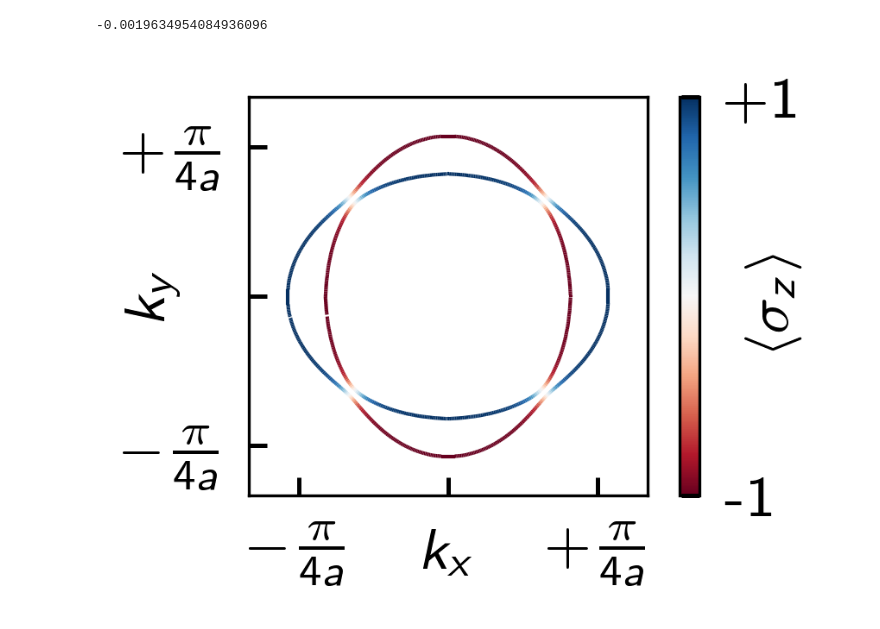
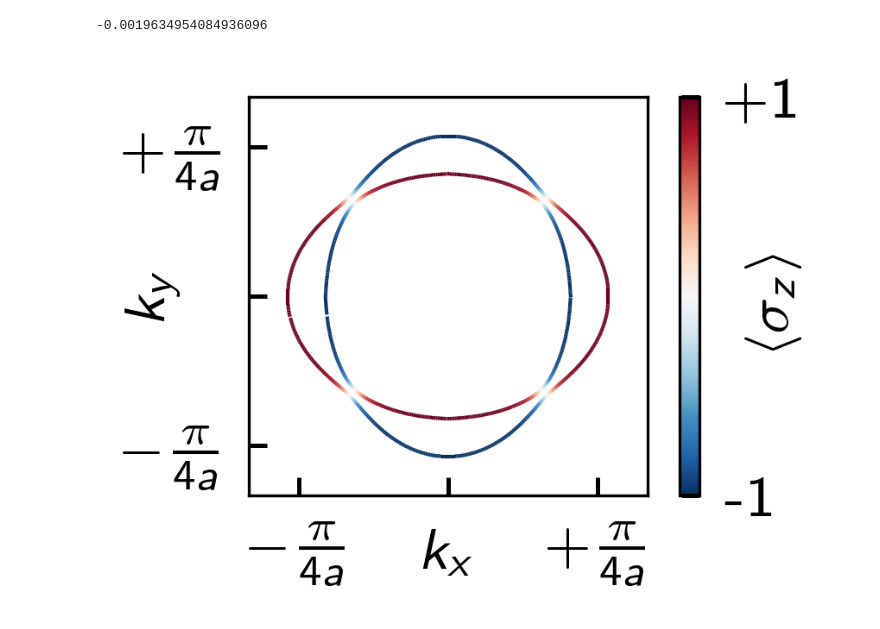
Before and after one commit to maiani/amsc_impurities, a Jupyter notebook: bulk/bands.ipynb, the cells around one changed output. Cells and saved outputs as stored; diff of their text form; code cells hidden in the pictures.

```diff
--- a/bulk/bands.ipynb
+++ b/bulk/bands.ipynb
@@ -95,7 +95,7 @@ vs = np.array(vs)
 ws, vs = sort_eigensystem(ws, vs)
 szs = np.einsum("nmi, ij, nmj -> nm", vs, sz, vs.conj()).real
 # %%
-cmap = plt.get_cmap("RdBu")
+cmap = plt.get_cmap("RdBu_r")
 # %%
 # Plotting the band structure with colormap
 fig, ax = plt.subplots(figsize=(1.6, 1))
@@ -203,9 +203,7 @@ import scipy.linalg as la
 
 def group_points_into_lines_dbscan(kx, ky, sz, eps, min_samples):
     points = np.column_stack((kx, ky))
-    clustering = DBSCAN(eps=eps,
-                        min_samples=min_samples,
-                        n_jobs=4).fit(points)
+    clustering = DBSCAN(eps=eps, min_samples=min_samples, n_jobs=4).fit(points)
     labels = clustering.labels_
 
     lines = []
@@ -261,12 +259,7 @@ def prepare_multiplot_data(lines):
     for line in lines:
         xs.append(line[:, 0])
         ys.append(line[:, 1])
-        cs.append(
-            [
-                mpl.colormaps["RdBu"]((point[2] - min_sz) / (max_sz - min_sz))
-                for point in line
-            ]
-        )
+        cs.append([cmap((point[2] - min_sz) / (max_sz - min_sz)) for point in line])
 
     return xs, ys, cs
 
@@ -319,9 +312,7 @@ def smooth_lines(lines, window_size):
 # %%
 # Group points into lines using DBSCAN
 lines = group_points_into_lines_dbscan(
-    zero_kx, zero_ky, sz_values,
-    eps=0.039,
-    min_samples=2
+    zero_kx, zero_ky, sz_values, eps=0.039, min_samples=2
 )
 len(lines)
 # %% [output]
@@ -339,33 +330,32 @@ fig, ax = plt.subplots(figsize=(1.6, 1))
 
 multiplot_2d(xs, ys, cs, ax=ax)
 
 ax.set_xticks(
     [-np.pi / 4, 0, np.pi / 4], labels=[r"$-\frac{\pi}{4a}$", "", r"$+\frac{\pi}{4a}$"]
 )
 ax.set_yticks(
     [-np.pi / 4, 0, np.pi / 4], labels=[r"$-\frac{\pi}{4a}$", "", r"$+\frac{\pi}{4a}$"]
 )
 ax.set_xlabel(r"$k_x$", labelpad=-8)
 ax.set_ylabel(r"$k_y$", labelpad=-8)
 
 cbar = fig.colorbar(scatter)
 cbar.set_label(r"$\langle \sigma_z \rangle$", labelpad=-8)
 cbar.set_ticks([-1, +1], labels=["-1", "+1"])
 
 ax.set_xlim(-np.pi / 3, np.pi / 3)
 ax.set_ylim(-np.pi / 3, np.pi / 3)
 
 ax.set_aspect("equal")
 
 
 # Create and add colorbar
 norm = mpl.colors.Normalize(vmin=-1, vmax=1)
-cmap = mpl.colormaps["RdBu"]
 sm = mpl.cm.ScalarMappable(cmap=cmap, norm=norm)
 cbar = fig.colorbar(sm, ax=ax)
 cbar.set_label(r"$\langle \sigma_z \rangle$", labelpad=-8)
-cbar.set_ticks([-1, 1], labels= ["-1", "+1"])
+cbar.set_ticks([-1, 1], labels=["-1", "+1"])
 
 fig.savefig("Fig1b.svg")
 # %% [output]
-[figure, old version]
+[figure, new version]
```
Also changed, not shown: parts of 3 cells of this notebook, 11 other files.
